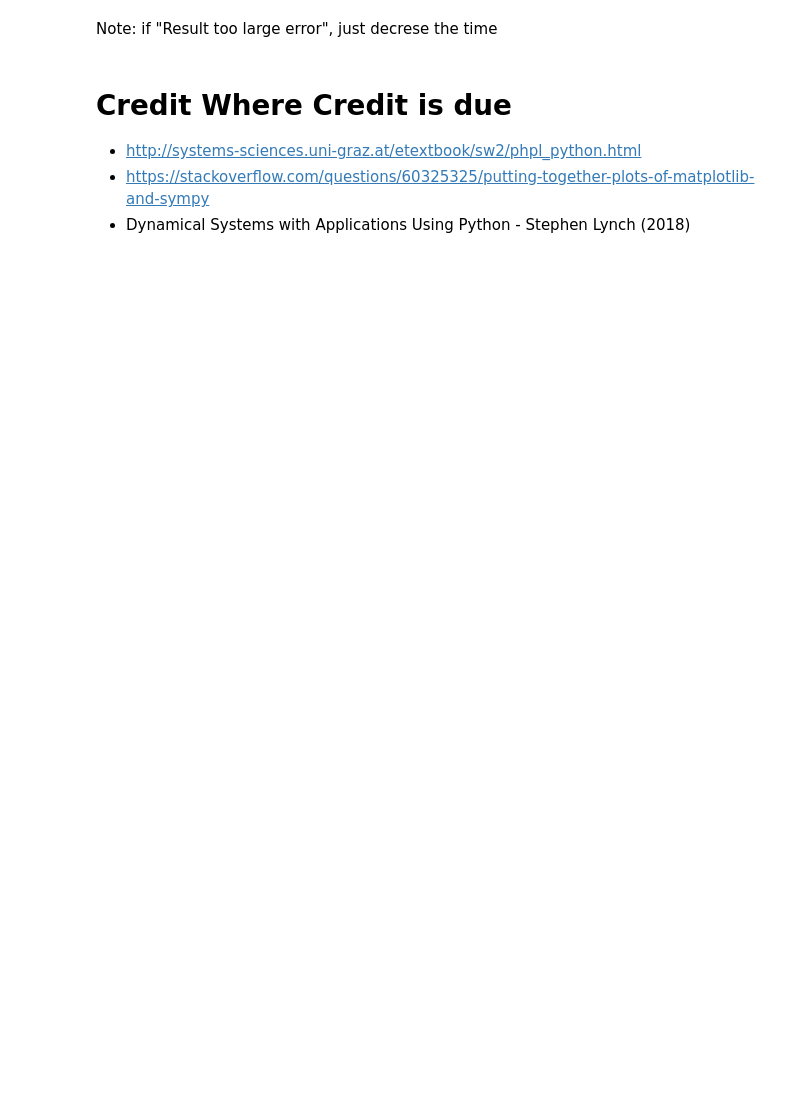
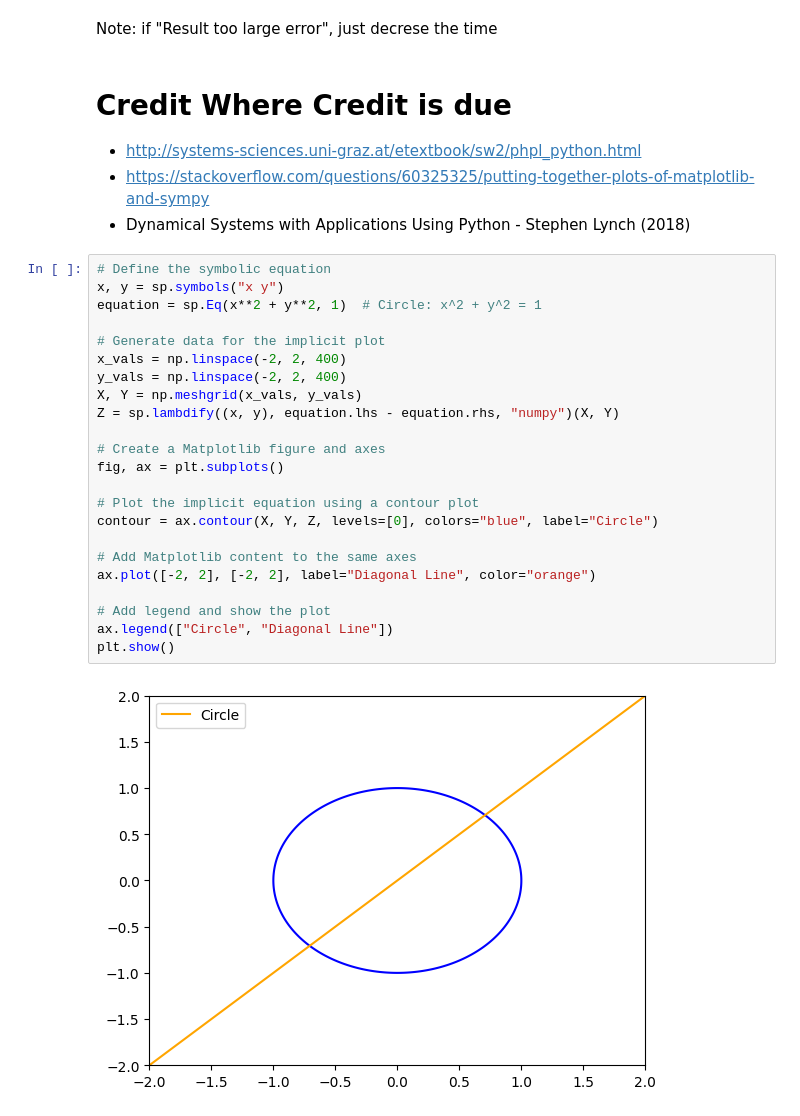
Before and after one commit to ndharari/diffeq, a Jupyter notebook: diffeq.ipynb, the cells around one changed output. Saved outputs shown, nothing was run; the diff lists cells and outputs as text; blank space fills up the shorter version.

```diff
--- a/diffeq.ipynb
+++ b/diffeq.ipynb
@@ -159,3 +158,28 @@ Note: if "Result too large error", just decrese the time
 - http://systems-sciences.uni-graz.at/etextbook/sw2/phpl_python.html
 - https://stackoverflow.com/questions/60325325/putting-together-plots-of-matplotlib-and-sympy
 - Dynamical Systems with Applications Using Python - Stephen Lynch (2018)
+# %%
+# Define the symbolic equation
+x, y = sp.symbols("x y")
+equation = sp.Eq(x**2 + y**2, 1)  # Circle: x^2 + y^2 = 1
+
+# Generate data for the implicit plot
+x_vals = np.linspace(-2, 2, 400)
+y_vals = np.linspace(-2, 2, 400)
+X, Y = np.meshgrid(x_vals, y_vals)
+Z = sp.lambdify((x, y), equation.lhs - equation.rhs, "numpy")(X, Y)
+
+# Create a Matplotlib figure and axes
+fig, ax = plt.subplots()
+
+# Plot the implicit equation using a contour plot
+contour = ax.contour(X, Y, Z, levels=[0], colors="blue", label="Circle")
+
+# Add Matplotlib content to the same axes
+ax.plot([-2, 2], [-2, 2], label="Diagonal Line", color="orange")
+
+# Add legend and show the plot
+ax.legend(["Circle", "Diagonal Line"])
+plt.show()
+# %% [output]
+[figure, added]
```
Also changed, not shown: parts of 6 cells of this notebook, 1 other file.
